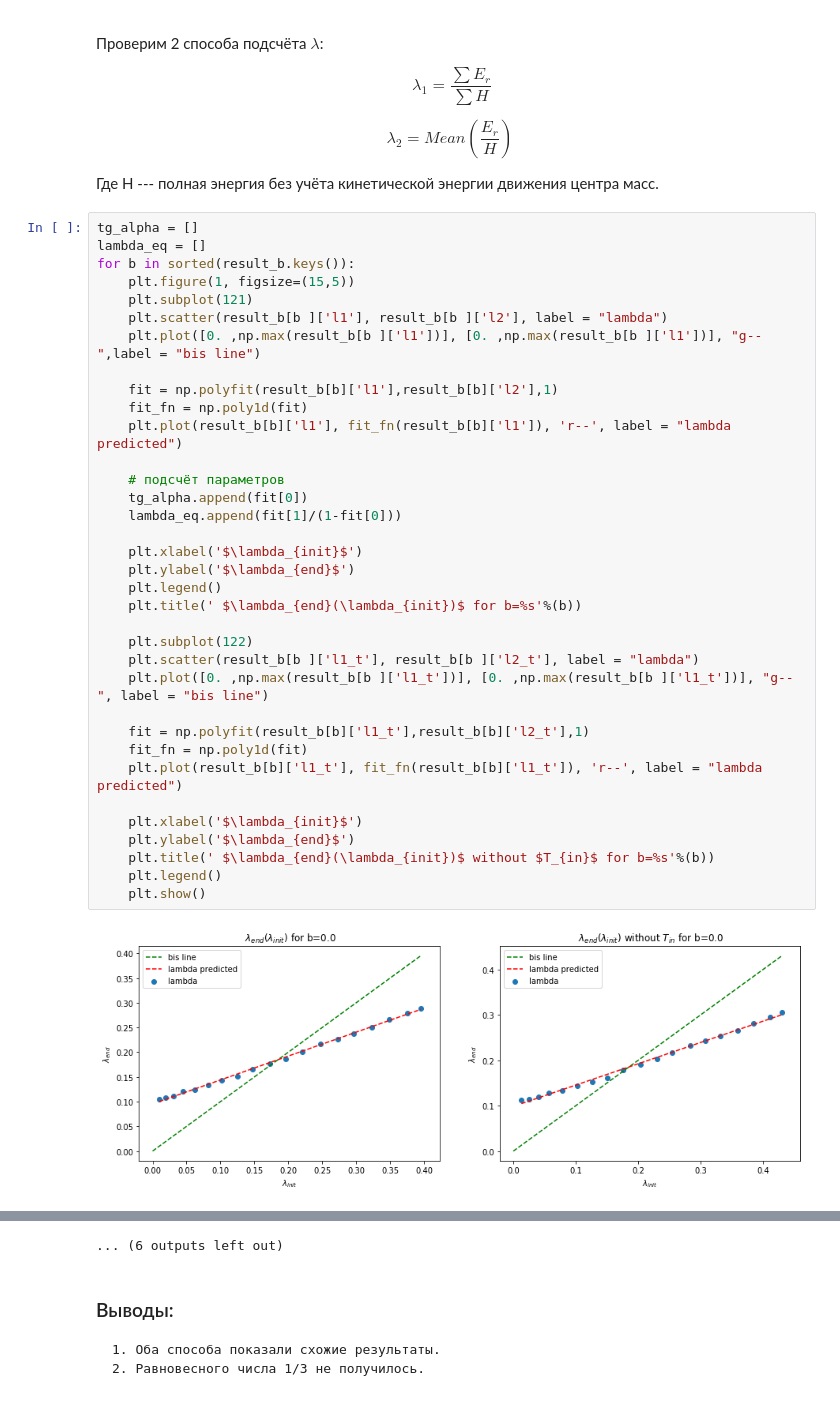
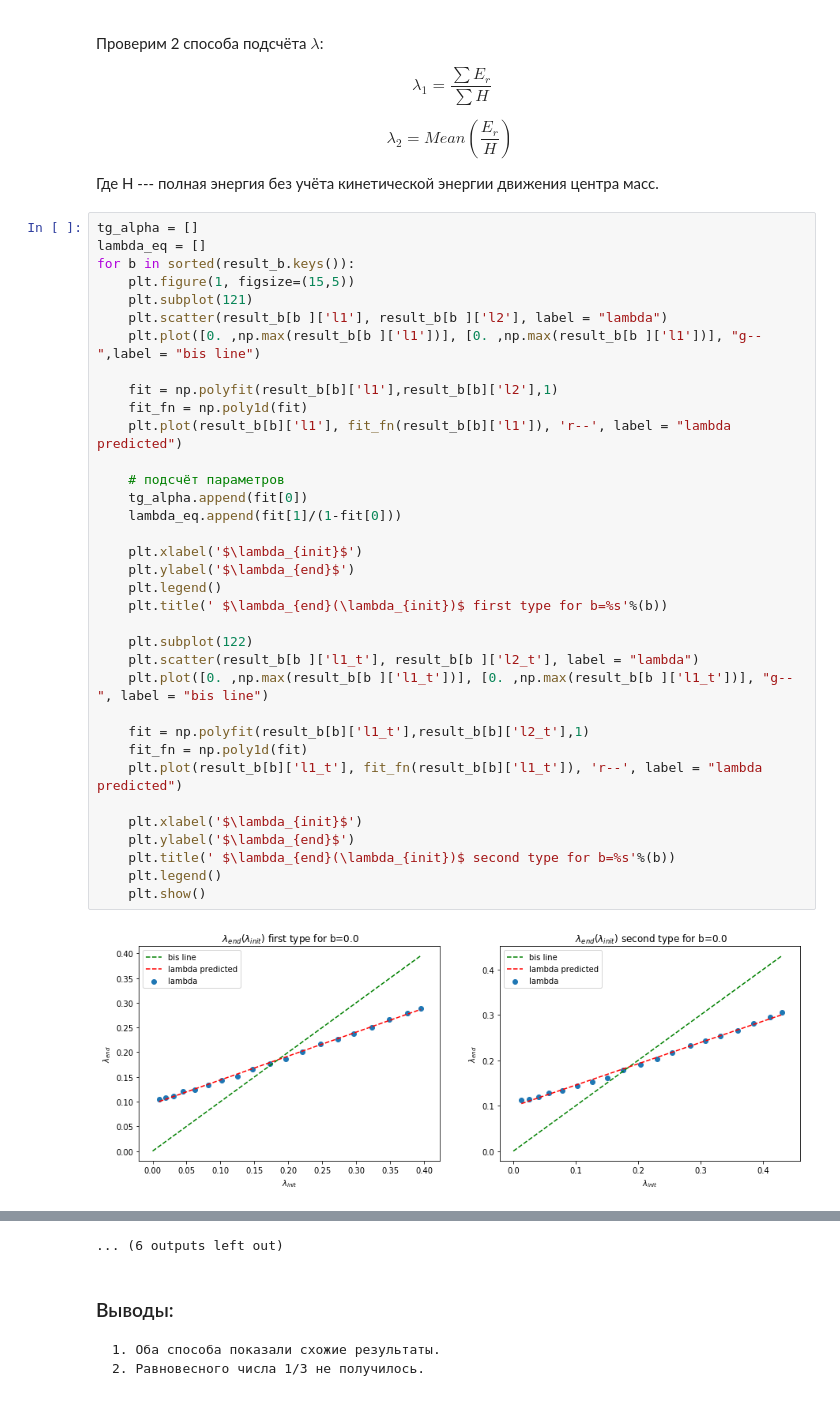
Before and after one commit to VitaliyRakitin/Diploma, a Jupyter notebook: lambda.ipynb, the cells around one changed output, grey strips where cells are left out. Cells and saved outputs as stored; diff of their text form.

```diff
--- a/lambda.ipynb
+++ b/lambda.ipynb
@@ -511,33 +511,33 @@ for b in sorted(result_b.keys()):
     plt.figure(1, figsize=(15,5))
     plt.subplot(121)
     plt.scatter(result_b[b ]['l1'], result_b[b ]['l2'], label = "lambda")
     plt.plot([0. ,np.max(result_b[b ]['l1'])], [0. ,np.max(result_b[b ]['l1'])], "g--",label = "bis line")
 
     fit = np.polyfit(result_b[b]['l1'],result_b[b]['l2'],1)
     fit_fn = np.poly1d(fit)
     plt.plot(result_b[b]['l1'], fit_fn(result_b[b]['l1']), 'r--', label = "lambda predicted")
 
     # подсчёт параметров
     tg_alpha.append(fit[0])
     lambda_eq.append(fit[1]/(1-fit[0]))
 
     plt.xlabel('$\lambda_{init}$')
     plt.ylabel('$\lambda_{end}$')
     plt.legend()
-    plt.title(' $\lambda_{end}(\lambda_{init})$ for b=%s'%(b))
+    plt.title(' $\lambda_{end}(\lambda_{init})$ first type for b=%s'%(b))
 
     plt.subplot(122)
     plt.scatter(result_b[b ]['l1_t'], result_b[b ]['l2_t'], label = "lambda")
     plt.plot([0. ,np.max(result_b[b ]['l1_t'])], [0. ,np.max(result_b[b ]['l1_t'])], "g--", label = "bis line")
 
     fit = np.polyfit(result_b[b]['l1_t'],result_b[b]['l2_t'],1)
     fit_fn = np.poly1d(fit)
     plt.plot(result_b[b]['l1_t'], fit_fn(result_b[b]['l1_t']), 'r--', label = "lambda predicted")
 
     plt.xlabel('$\lambda_{init}$')
     plt.ylabel('$\lambda_{end}$')
-    plt.title(' $\lambda_{end}(\lambda_{init})$ without $T_{in}$ for b=%s'%(b))
+    plt.title(' $\lambda_{end}(\lambda_{init})$ second type for b=%s'%(b))
     plt.legend()
     plt.show()
 # %% [output]
-[figure, old version]
+[figure, new version]
```
Also changed, not shown: parts of 1 cell of this notebook.
